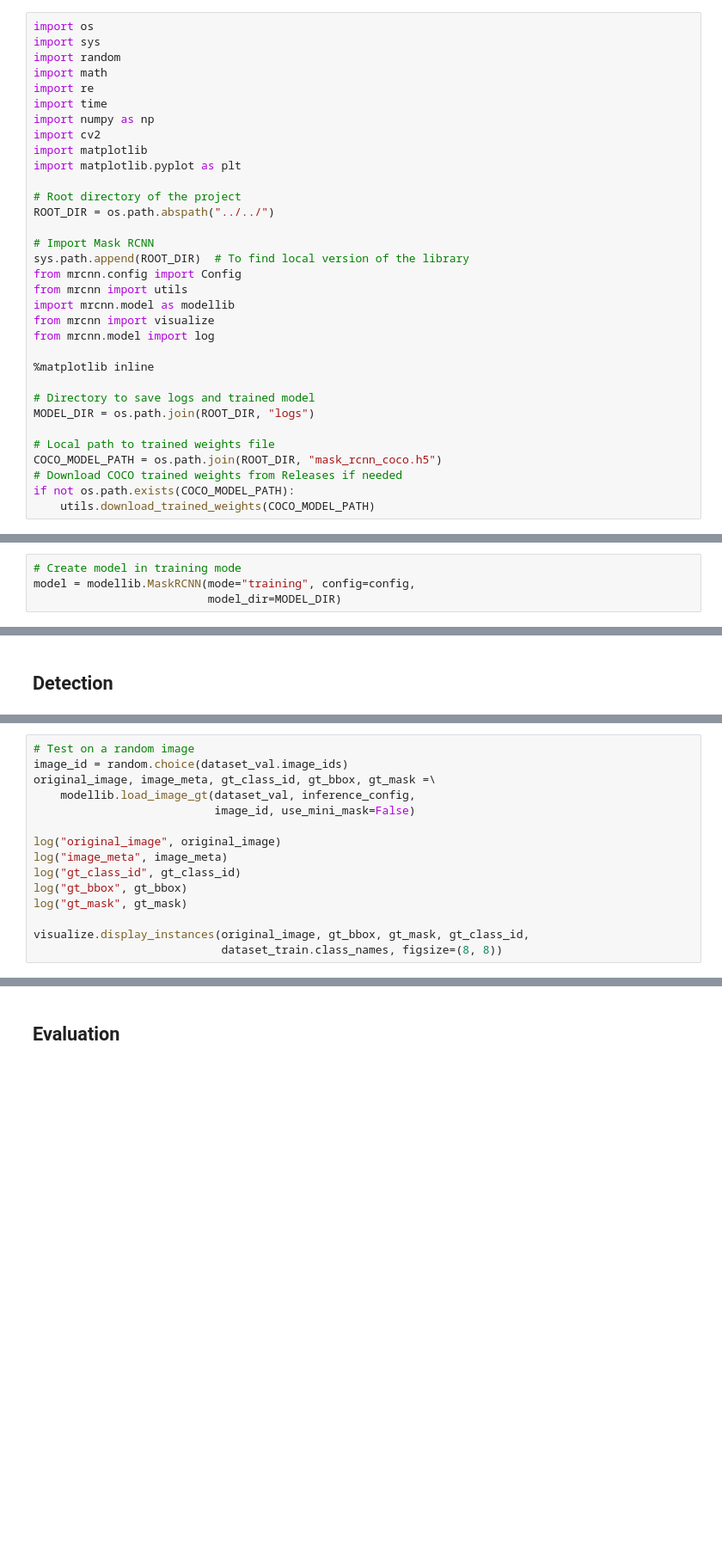
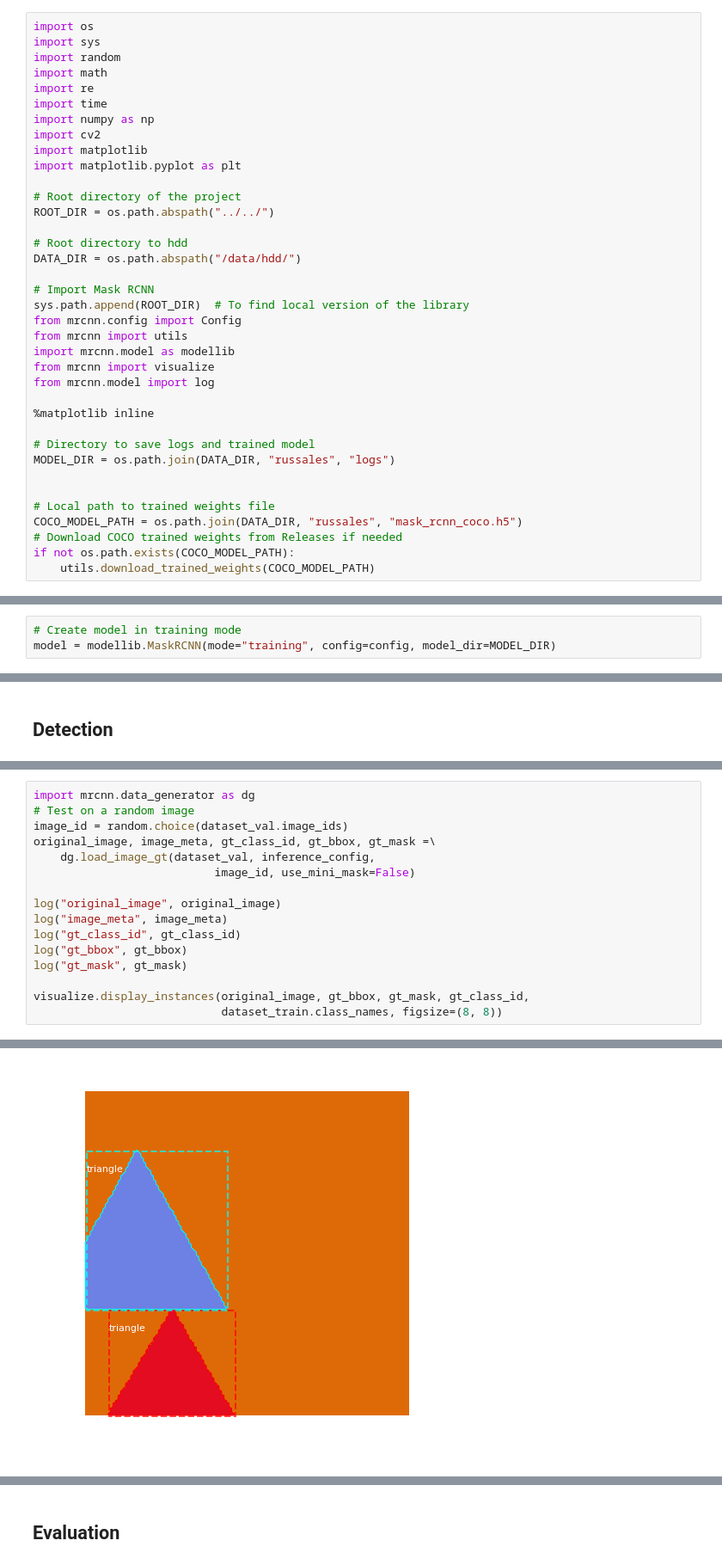
Before and after one commit to russoale/MaskRCNN, a Jupyter notebook: samples/shapes/train_shapes.ipynb, the cells around one changed output, grey strips where cells are left out. Shown at 86% size. Cells and saved outputs as stored; diff of their text form; blank space fills up the shorter version.

```diff
--- a/samples/shapes/train_shapes.ipynb
+++ b/samples/shapes/train_shapes.ipynb
@@ -20,6 +20,9 @@ import matplotlib.pyplot as plt
 # Root directory of the project
 ROOT_DIR = os.path.abspath("../../")
 
+# Root directory to hdd
+DATA_DIR = os.path.abspath("/data/hdd/")
+
 # Import Mask RCNN
 sys.path.append(ROOT_DIR)  # To find local version of the library
 from mrcnn.config import Config
@@ -31,10 +34,11 @@ from mrcnn.model import log
 %matplotlib inline
 
 # Directory to save logs and trained model
-MODEL_DIR = os.path.join(ROOT_DIR, "logs")
+MODEL_DIR = os.path.join(DATA_DIR, "russales", "logs")
+
 
 # Local path to trained weights file
-COCO_MODEL_PATH = os.path.join(ROOT_DIR, "mask_rcnn_coco.h5")
+COCO_MODEL_PATH = os.path.join(DATA_DIR, "russales", "mask_rcnn_coco.h5")
 # Download COCO trained weights from Releases if needed
 if not os.path.exists(COCO_MODEL_PATH):
     utils.download_trained_weights(COCO_MODEL_PATH)
@@ -273,5 +277,4 @@ for image_id in image_ids:
 ## Create Model
 # %%
 # Create model in training mode
-model = modellib.MaskRCNN(mode="training", config=config,
-                          model_dir=MODEL_DIR)
+model = modellib.MaskRCNN(mode="training", config=config, model_dir=MODEL_DIR)
@@ -384,8 +405,9 @@ model.load_weights(model_path, by_name=True)
 # %%
+import mrcnn.data_generator as dg
 # Test on a random image
 image_id = random.choice(dataset_val.image_ids)
 original_image, image_meta, gt_class_id, gt_bbox, gt_mask =\
-    modellib.load_image_gt(dataset_val, inference_config,
+    dg.load_image_gt(dataset_val, inference_config,
                            image_id, use_mini_mask=False)
 
 log("original_image", original_image)
@@ -396,3 +418,4 @@ log("gt_mask", gt_mask)
 
 visualize.display_instances(original_image, gt_bbox, gt_mask, gt_class_id,
                             dataset_train.class_names, figsize=(8, 8))
+# %% [output]
@@ -399,3 +427,4 @@ visualize.display_instances(original_image, gt_bbox, gt_mask, gt_class_id,
+[figure, added]
 # %%
 results = model.detect([original_image], verbose=1)
 
```
Also changed, not shown: parts of 9 cells of this notebook, 1 other file.
